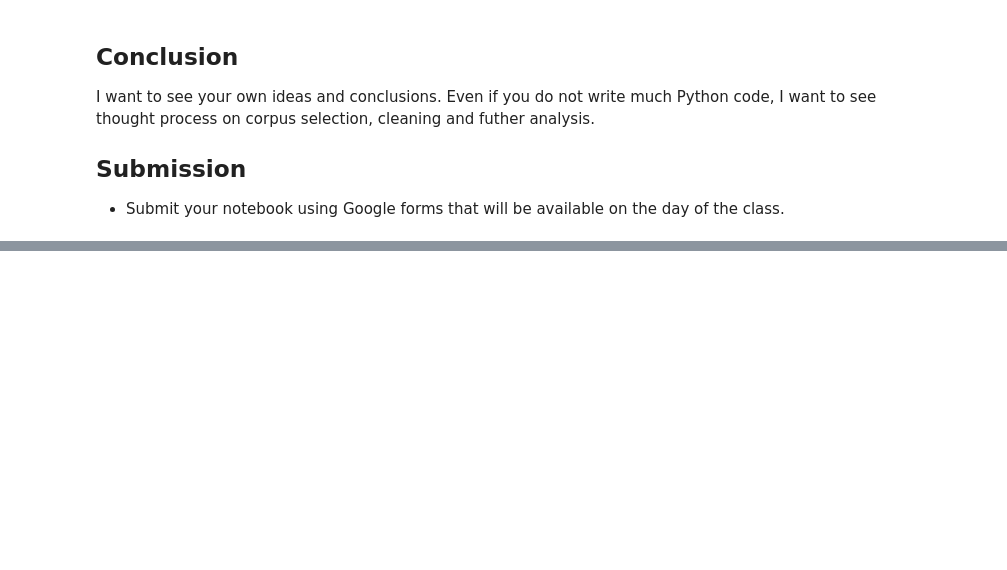
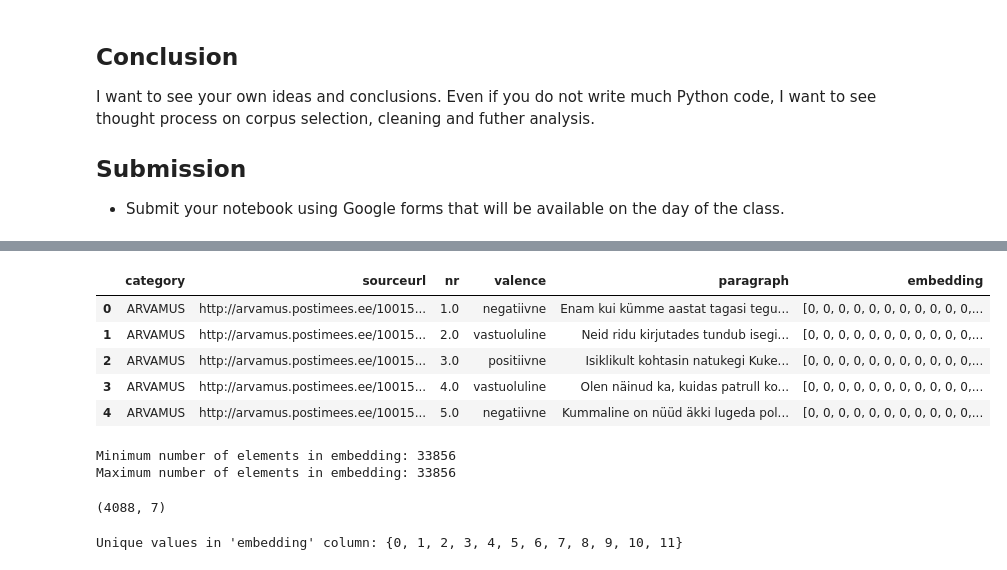
Before and after one commit to ValRCS/BSSDH_2024_workshop, a Jupyter notebook: notebooks/day2_part3_student_work.ipynb, the cells around one changed output, grey strips where cells are left out. Cells and saved outputs as stored; diff of their text form; code cells hidden in the pictures; blank space fills up the shorter version.

```diff
--- a/notebooks/day2_part3_student_work.ipynb
+++ b/notebooks/day2_part3_student_work.ipynb
@@ -62,3 +62,22 @@ I want to see your own ideas and conclusions. Even if you do not write much Pyth
 ## Submission
 
 * Submit your notebook using Google forms that will be available on the day of the class.
+# %%
+# prompt: Let's get import needed Python libraries and download data from the url: "http://peeter.eki.ee:5000/valence/exportparagraphs" and save the result as CSV file. Then load the CSV file into dataframe.
+
+import pandas as pd
+import requests
+
+# Download data from the URL
+url = "http://peeter.eki.ee:5000/valence/exportparagraphs"
+response = requests.get(url)
+
+# Save the result as a CSV file
+with open("valence_data.csv", "wb") as f:
+  f.write(response.content)
+
+# Load the CSV file into a dataframe
+df = pd.read_csv("valence_data.csv")
+
+# head
+df.head()
@@ -65,2 +91,59 @@ I want to see your own ideas and conclusions. Even if you do not write much Pyth
+# %%
+# prompt: Using dataframe df: create bag of word embedding for paragraph column and save it into embedding column in the dataframe
+
+from sklearn.feature_extraction.text import CountVectorizer
+
+# Initialize CountVectorizer
+vectorizer = CountVectorizer()
+
+# Fit and transform the 'paragraph' column
+embeddings = vectorizer.fit_transform(df['paragraph'])
+
+# Create a new column 'embedding' in the DataFrame
+df['embedding'] = list(embeddings.toarray())
+
+# head
+df.head()
+# %% [output]
+|  | category | sourceurl | nr | valence | paragraph | embedding |
+| 0 | ARVAMUS | http://arvamus.postimees.ee/10015... | 1.0 | negatiivne | Enam kui kümme aastat tagasi tegu... | [0, 0, 0, 0, 0, 0, 0, 0, 0, 0, 0,... |
+| 1 | ARVAMUS | http://arvamus.postimees.ee/10015... | 2.0 | vastuoluline | Neid ridu kirjutades tundub isegi... | [0, 0, 0, 0, 0, 0, 0, 0, 0, 0, 0,... |
+| 2 | ARVAMUS | http://arvamus.postimees.ee/10015... | 3.0 | positiivne | Isiklikult kohtasin natukegi Kuke... | [0, 0, 0, 0, 0, 0, 0, 0, 0, 0, 0,... |
+| 3 | ARVAMUS | http://arvamus.postimees.ee/10015... | 4.0 | vastuoluline | Olen näinud ka, kuidas patrull ko... | [0, 0, 0, 0, 0, 0, 0, 0, 0, 0, 0,... |
+| 4 | ARVAMUS | http://arvamus.postimees.ee/10015... | 5.0 | negatiivne | Kummaline on nüüd äkki lugeda pol... | [0, 0, 0, 0, 0, 0, 0, 0, 0, 0, 0,... |
+# %%
+# prompt: Using dataframe df: show minum and maximum number of elements in embedding column cells
+
+# Calculate the number of elements in each embedding
+df['embedding_length'] = df['embedding'].apply(len)
+
+# Find the minimum and maximum number of elements
+min_length = df['embedding_length'].min()
+max_length = df['embedding_length'].max()
+
+# Print the results
+print("Minimum number of elements in embedding:", min_length)
+print("Maximum number of elements in embedding:", max_length)
+# %% [output]
+Minimum number of elements in embedding: 33856
+Maximum number of elements in embedding: 33856
+# %%
+# shape of df
+df.shape
+# %% [output]
+(4088, 7)
+# %%
+# prompt: Find what values are present in embedding column of df
+
+# Get all unique values in the 'embedding' column
+all_values = set()
+for embedding in df['embedding']:
+  for value in embedding:
+    all_values.add(value)
+
+# Print the unique values
+print("Unique values in 'embedding' column:", all_values)
+# %% [output]
+Unique values in 'embedding' column: {0, 1, 2, 3, 4, 5, 6, 7, 8, 9, 10, 11}
 # %%
 #
```
Also changed, not shown: parts of 1 cell of this notebook.
